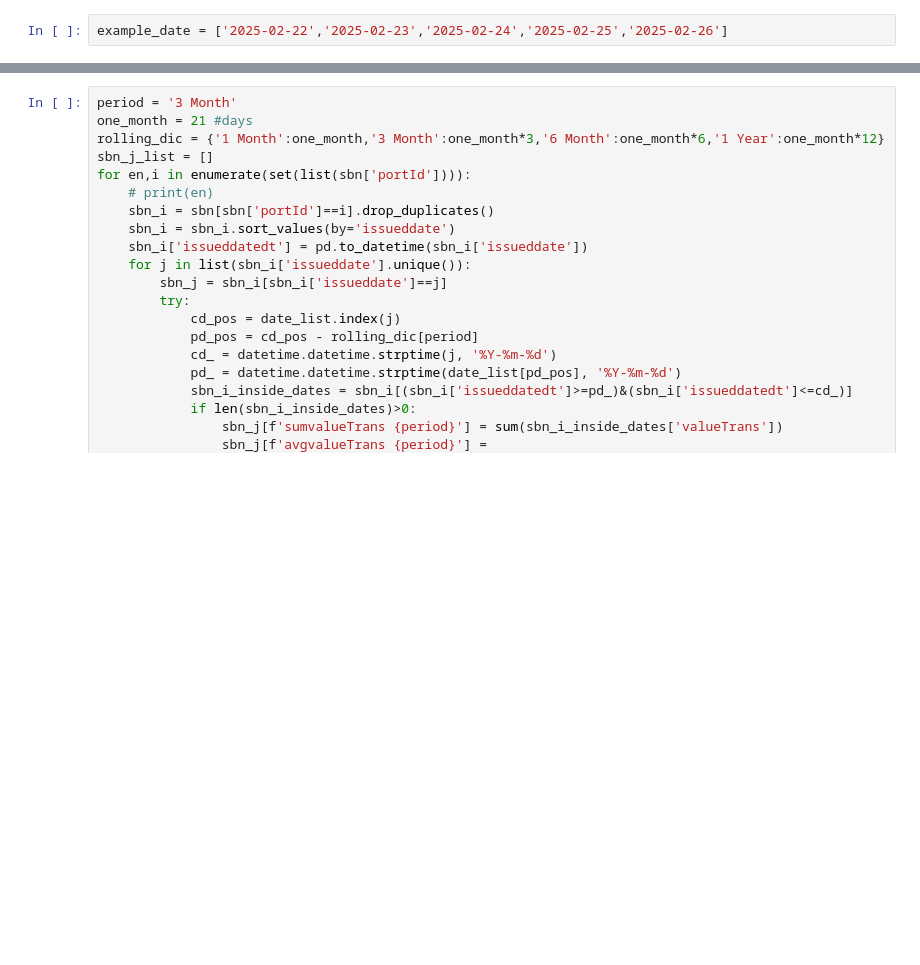
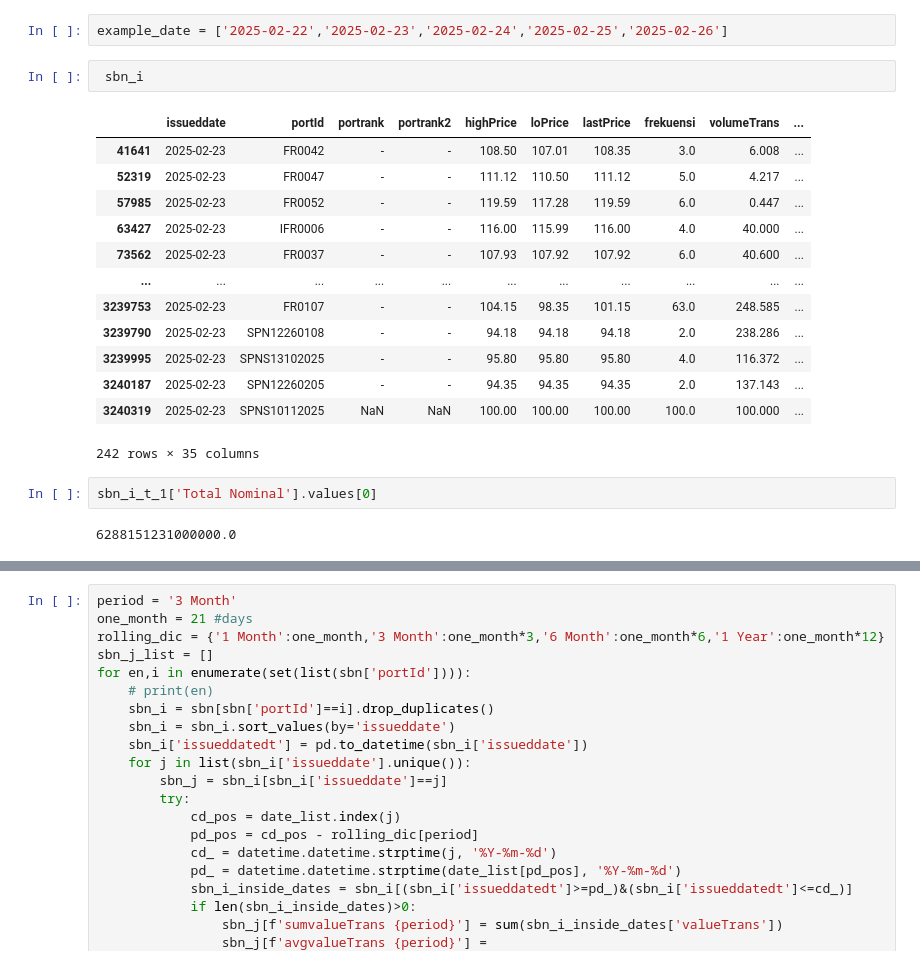
Before and after one commit to IrfanHilman/project_pegadaian, a Jupyter notebook: universe_creation/bond_screening_pegadaian.ipynb, the cells around one changed output, grey strips where cells are left out. Saved outputs shown, nothing was run; the diff lists cells and outputs as text; blank space fills up the shorter version.

```diff
--- a/universe_creation/bond_screening_pegadaian.ipynb
+++ b/universe_creation/bond_screening_pegadaian.ipynb
@@ -134,4 +134,24 @@ sbn = bond[bond['portType']=='S']
 corpo = bond[bond['portType']=='B']
 # %%
 example_date = ['2025-02-22','2025-02-23','2025-02-24','2025-02-25','2025-02-26']
+# %%
+ sbn_i
+# %% [output]
+|  | issueddate | portId | portrank | portrank2 | highPrice | loPrice | lastPrice | frekuensi | volumeTrans | ... |
+| 41641 | 2025-02-23 | FR0042 | - | - | 108.50 | 107.01 | 108.35 | 3.0 | 6.008 | ... |
+| 52319 | 2025-02-23 | FR0047 | - | - | 111.12 | 110.50 | 111.12 | 5.0 | 4.217 | ... |
+| 57985 | 2025-02-23 | FR0052 | - | - | 119.59 | 117.28 | 119.59 | 6.0 | 0.447 | ... |
+| 63427 | 2025-02-23 | IFR0006 | - | - | 116.00 | 115.99 | 116.00 | 4.0 | 40.000 | ... |
+| 73562 | 2025-02-23 | FR0037 | - | - | 107.93 | 107.92 | 107.92 | 6.0 | 40.600 | ... |
+| ... | ... | ... | ... | ... | ... | ... | ... | ... | ... | ... |
+| 3239753 | 2025-02-23 | FR0107 | - | - | 104.15 | 98.35 | 101.15 | 63.0 | 248.585 | ... |
+| 3239790 | 2025-02-23 | SPN12260108 | - | - | 94.18 | 94.18 | 94.18 | 2.0 | 238.286 | ... |
+| 3239995 | 2025-02-23 | SPNS13102025 | - | - | 95.80 | 95.80 | 95.80 | 4.0 | 116.372 | ... |
+| 3240187 | 2025-02-23 | SPN12260205 | - | - | 94.35 | 94.35 | 94.35 | 2.0 | 137.143 | ... |
+| 3240319 | 2025-02-23 | SPNS10112025 | NaN | NaN | 100.00 | 100.00 | 100.00 | 100.0 | 100.000 | ... |
+242 rows × 35 columns
+# %%
+sbn_i_t_1['Total Nominal'].values[0]
+# %% [output]
+6288151231000000.0
 # %%
```
Also changed, not shown: parts of 1 cell of this notebook.
